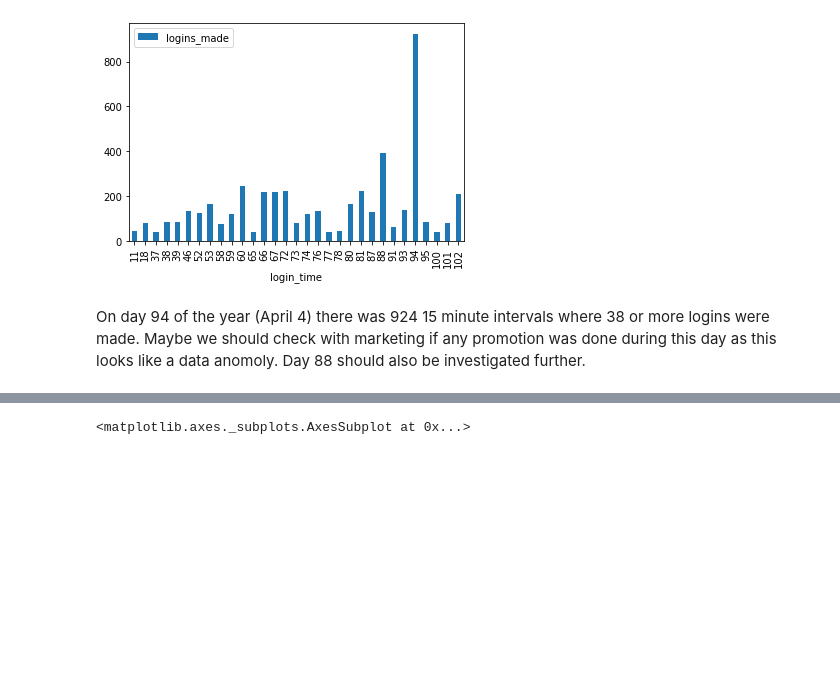
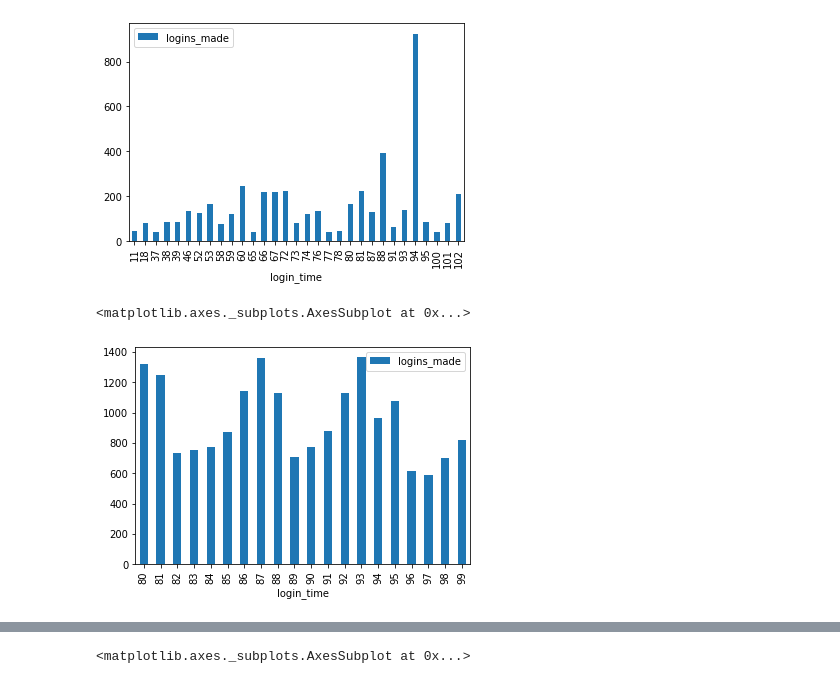
Before and after one commit to fsafe/ultimate_challenge, a Jupyter notebook: ultimate_challenge_part_1.ipynb, the cells around one changed output, grey strips where cells are left out. Cells and saved outputs as stored; diff of their text form; code cells hidden in the pictures; blank space fills up the shorter version.

```diff
--- a/ultimate_challenge_part_1.ipynb
+++ b/ultimate_challenge_part_1.ipynb
@@ -118,5 +117,9 @@ df.groupby(df.index.dayofyear).sum().plot(kind='bar')
 # %% [output]
 <matplotlib.axes._subplots.AxesSubplot at 0x...>
 [figure]
-# %% [markdown]
-On day 94 of the year (April 4) there was 924 15 minute intervals where 38 or more logins were made. Maybe we should check with marketing if any promotion was done during this day as this looks like a data anomoly. Day 88 should also be investigated further.
+# %%
+logins_90_100 = logins_df.loc[(logins_df.index.dayofyear < 100) & (logins_df.index.dayofyear >= 80) & (logins_df.logins_made < 38)]
+logins_90_100.groupby(logins_90_100.index.dayofyear).sum().plot(kind='bar')
+# %% [output]
+<matplotlib.axes._subplots.AxesSubplot at 0x...>
+[figure, added]
```
Also changed, not shown: parts of 8 cells of this notebook.
